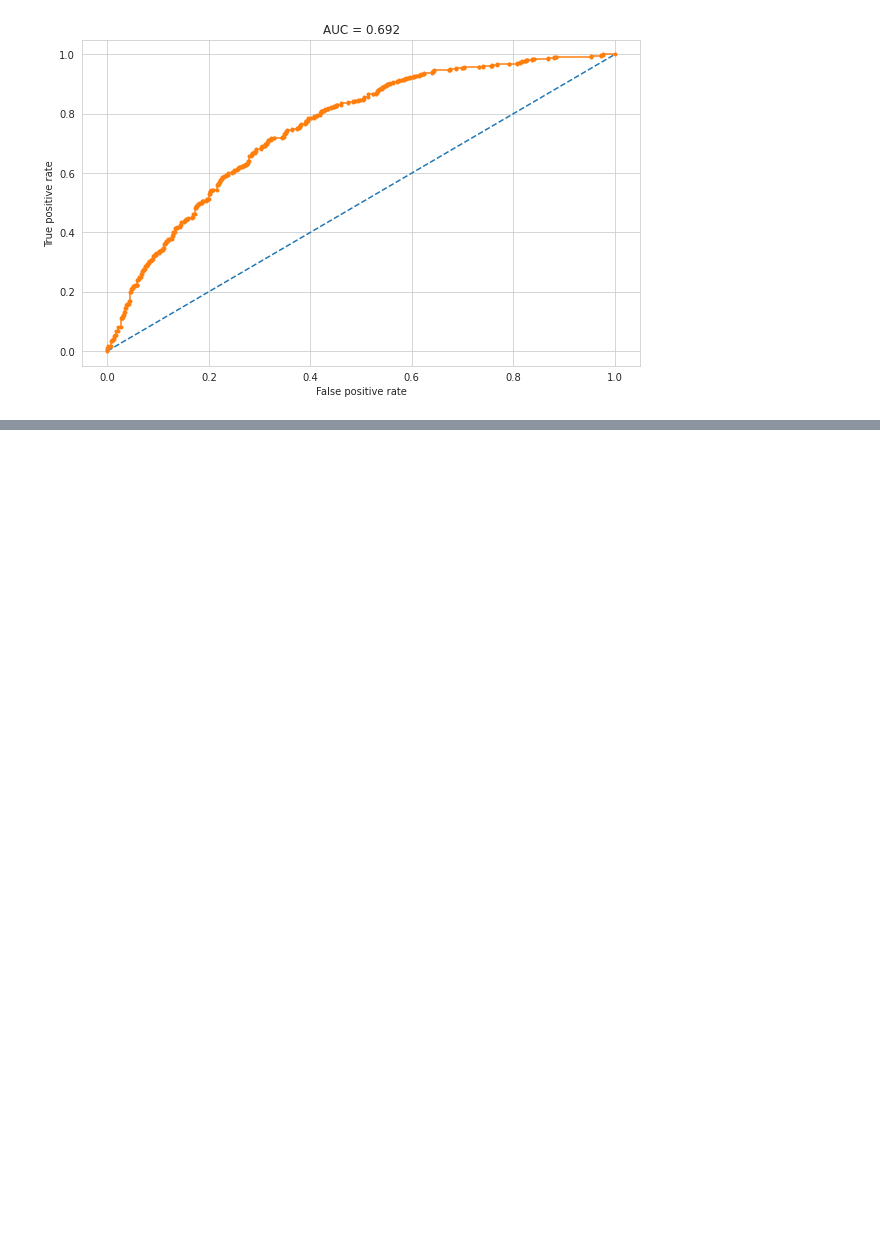
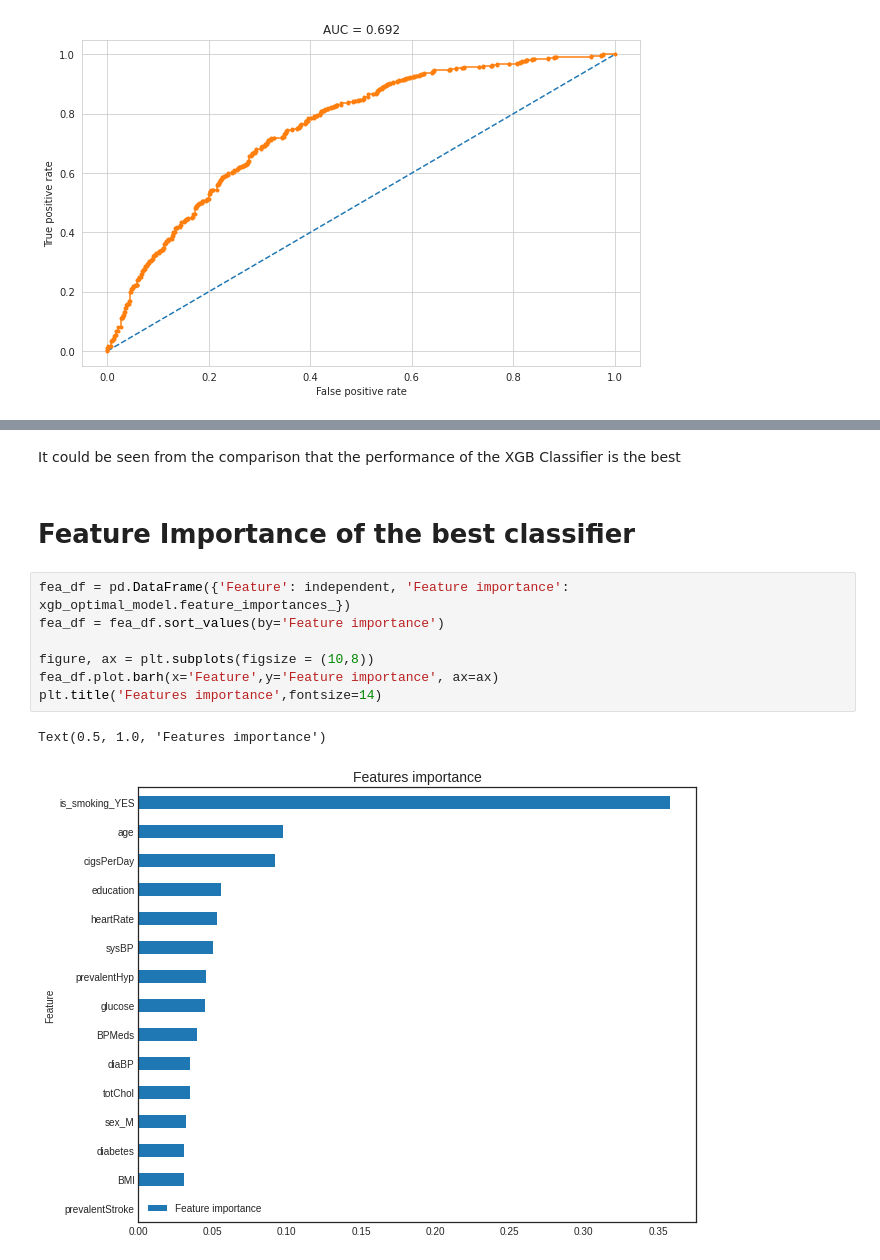
Before and after one commit to junaiskv94/Cardiovascular-Risk-Prediction, a Jupyter notebook: cardiovascular_risk.ipynb, the cells around one changed output, grey strips where cells are left out. Drawn from its saved outputs; the diff is of its cells as text; blank space fills up the shorter version.

```diff
--- a/cardiovascular_risk.ipynb
+++ b/cardiovascular_risk.ipynb
@@ -868,0 +1057,14 @@ plt.show()
+# %% [markdown]
+It could be seen from the comparison that the performance of the XGB Classifier is the best
+# %% [markdown]
+# Feature Importance of the best classifier
+# %%
+fea_df = pd.DataFrame({'Feature': independent, 'Feature importance': xgb_optimal_model.feature_importances_})
+fea_df = fea_df.sort_values(by='Feature importance')
+
+figure, ax = plt.subplots(figsize = (10,8))
+fea_df.plot.barh(x='Feature',y='Feature importance', ax=ax)
+plt.title('Features importance',fontsize=14)
+# %% [output]
+Text(0.5, 1.0, 'Features importance')
+[figure, added]
```
Also changed, not shown: parts of 20 cells of this notebook.
